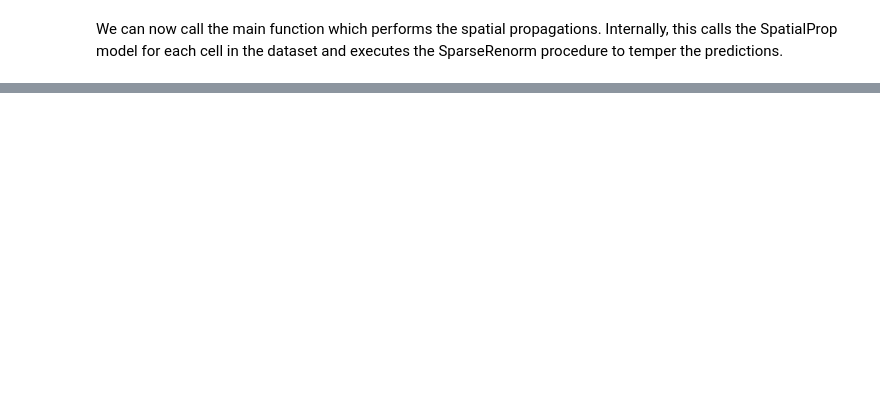
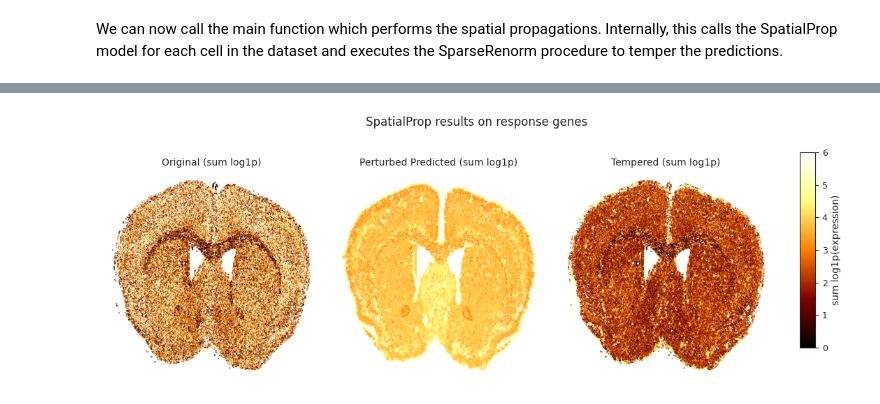
Before and after one commit to abuendia/spatial-prop, a Jupyter notebook: notebooks/api_demo.ipynb, the cells around one changed output, grey strips where cells are left out. Cells and saved outputs as stored; diff of their text form; code cells hidden in the pictures; blank space fills up the shorter version.

```diff
--- a/notebooks/api_demo.ipynb
+++ b/notebooks/api_demo.ipynb
@@ -192,0 +218,13 @@ Perturbation prediction completed successfully!
+# %%
+plot_propagation_results_for_gene_set(
+    adata_result,
+    response_genes,
+    orig_layer=original_expn,
+    pert_layer=perturbed_expn,
+    temp_layer=tempered_expn,
+    fig_title="SpatialProp results on response genes",
+    save_path="./data/aging_coronal_perturbed_mouse_57_result.png",
+    point_size=0.1,
+)
+# %% [output]
+[figure, added]
```
Also changed, not shown: parts of 14 cells of this notebook, 4 other files.
